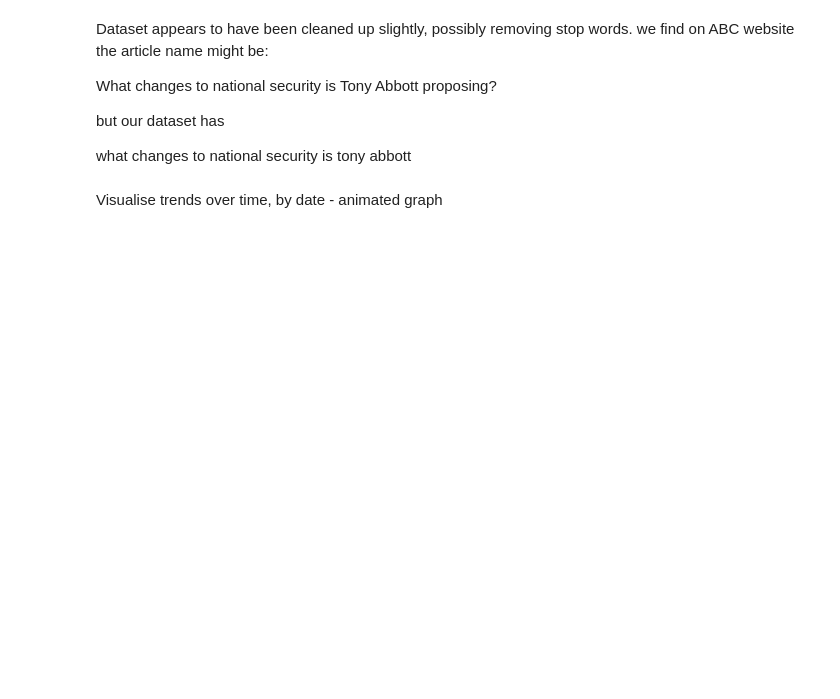
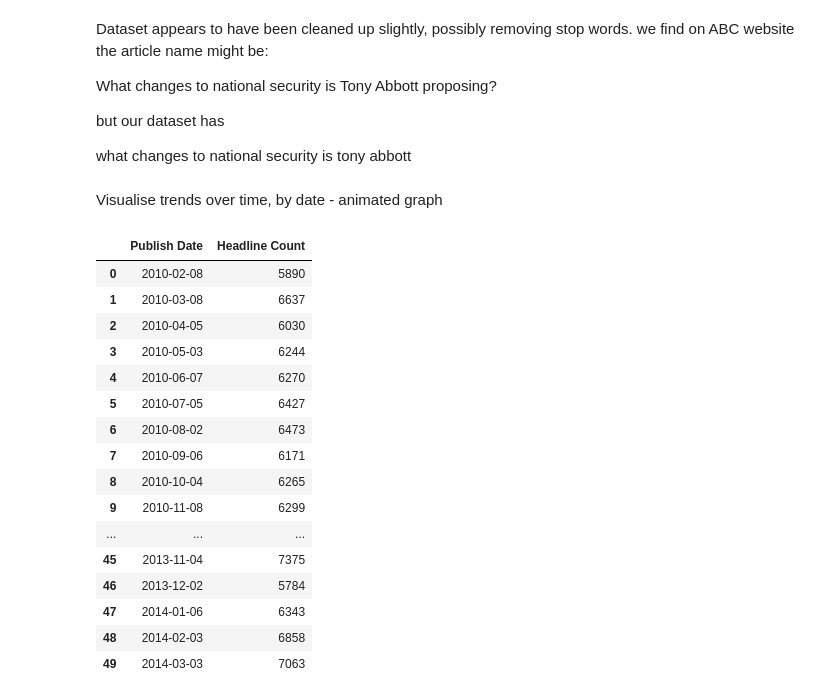
Before and after one commit to DataJackOH/visualisingabc, a Jupyter notebook: abcheadlines_notebook.ipynb, the cells around one changed output. Cells and saved outputs as stored; diff of their text form; code cells hidden in the pictures; blank space fills up the shorter version.

```diff
--- a/abcheadlines_notebook.ipynb
+++ b/abcheadlines_notebook.ipynb
@@ -291,0 +296,20 @@ dfgroupedselected.plot_animated("abc-count-cities.gif",    figsize=(6.5*1.5, 3.5
+# %%
+dfgrouped.head(50)
+# %% [output]
+|  | Publish Date | Headline Count |
+| 0 | 2010-02-08 | 5890 |
+| 1 | 2010-03-08 | 6637 |
+| 2 | 2010-04-05 | 6030 |
+| 3 | 2010-05-03 | 6244 |
+| 4 | 2010-06-07 | 6270 |
+| 5 | 2010-07-05 | 6427 |
+| 6 | 2010-08-02 | 6473 |
+| 7 | 2010-09-06 | 6171 |
+| 8 | 2010-10-04 | 6265 |
+| 9 | 2010-11-08 | 6299 |
+| ... | ... | ... |
+| 45 | 2013-11-04 | 7375 |
+| 46 | 2013-12-02 | 5784 |
+| 47 | 2014-01-06 | 6343 |
+| 48 | 2014-02-03 | 6858 |
+| 49 | 2014-03-03 | 7063 |
```
Also changed, not shown: parts of 4 cells of this notebook.
